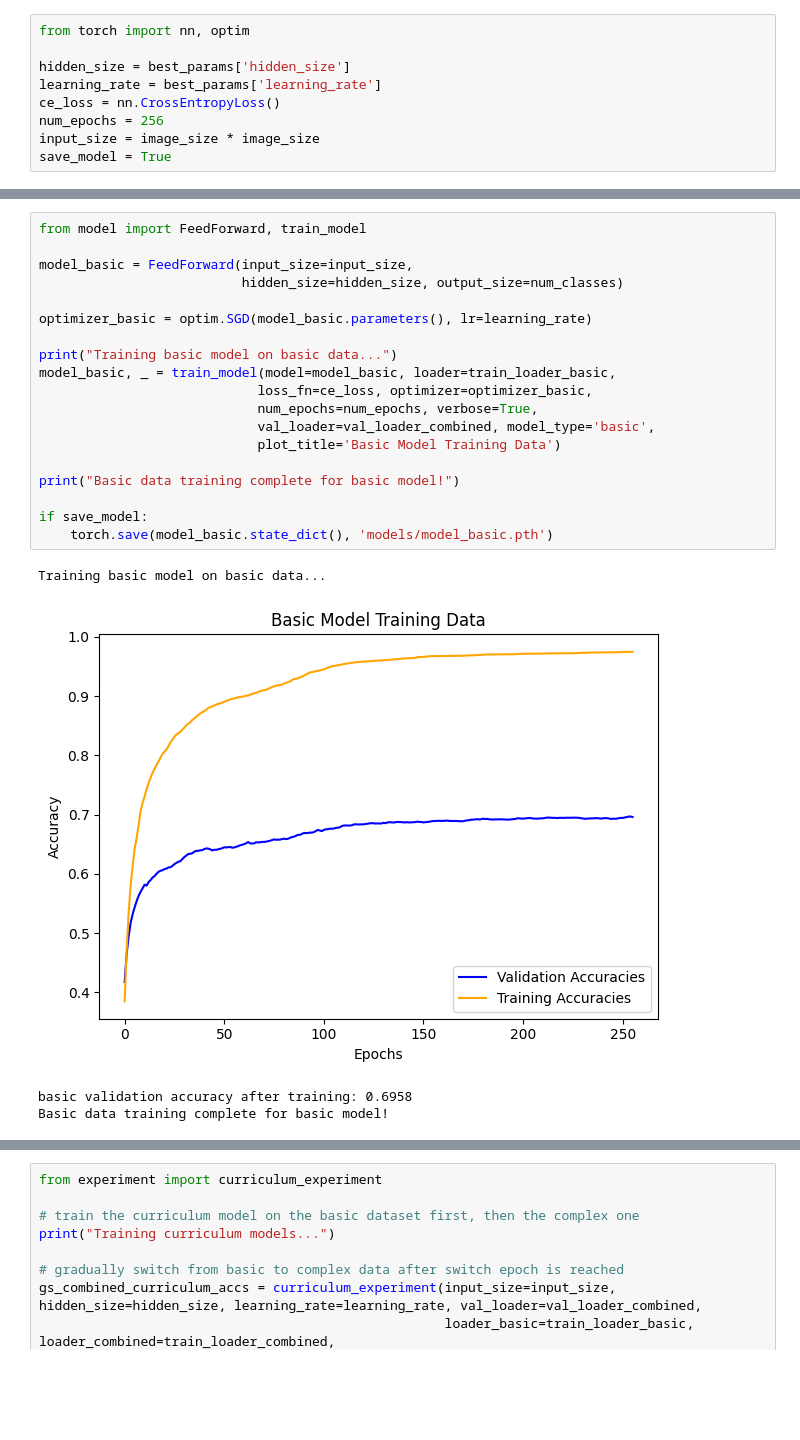
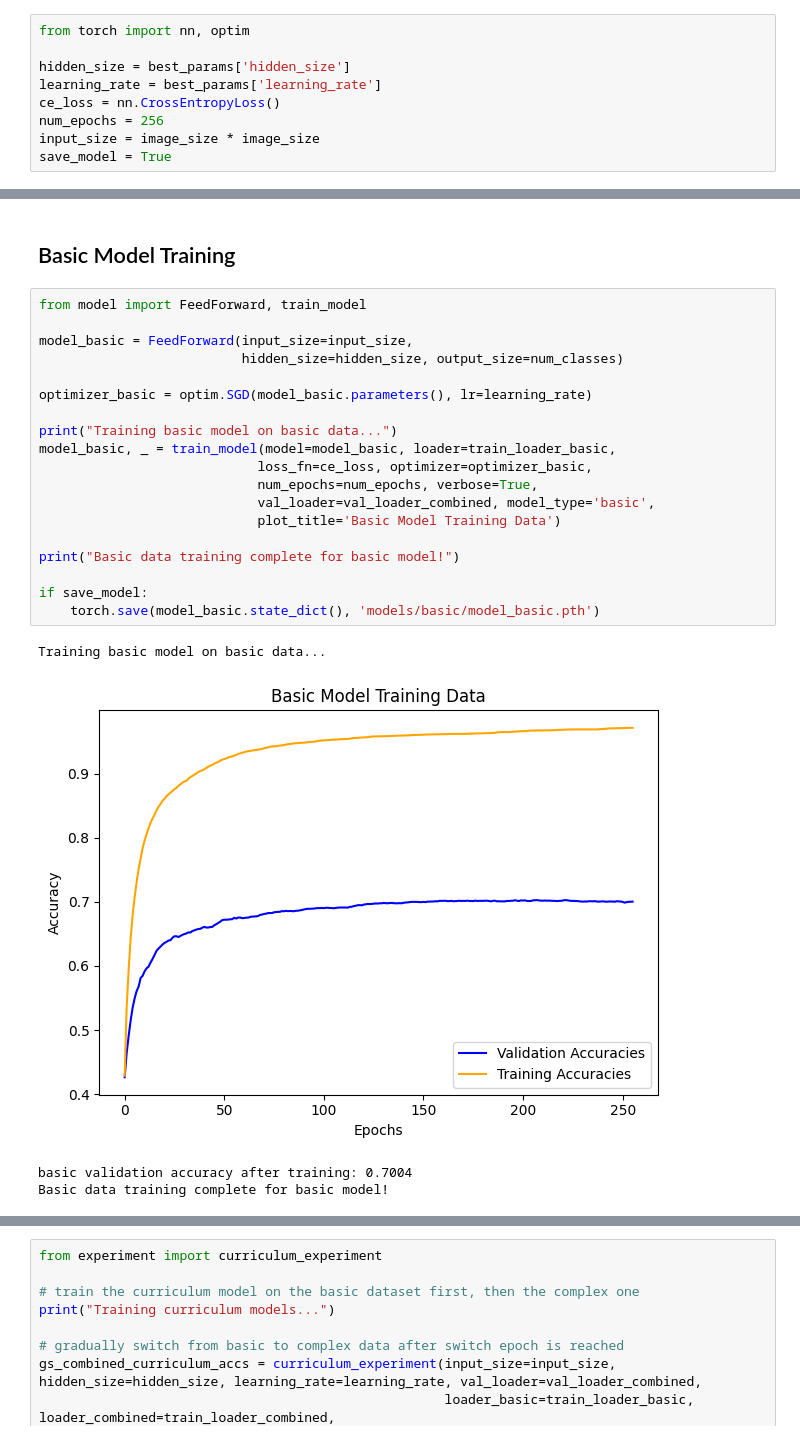
Before and after one commit to jonathonacarl/curriculum-learning, a Jupyter notebook: curriculum-learning.ipynb, the cells around one changed output, grey strips where cells are left out. Drawn from its saved outputs; the diff is of its cells as text; blank space fills up the shorter version.

```diff
--- a/curriculum-learning.ipynb
+++ b/curriculum-learning.ipynb
@@ -220,24 +241,26 @@ save_model = True
+# %% [markdown]
+## Basic Model Training
 # %%
 from model import FeedForward, train_model
 
 model_basic = FeedForward(input_size=input_size,
                           hidden_size=hidden_size, output_size=num_classes)
 
 optimizer_basic = optim.SGD(model_basic.parameters(), lr=learning_rate)
 
 print("Training basic model on basic data...")
 model_basic, _ = train_model(model=model_basic, loader=train_loader_basic,
                             loss_fn=ce_loss, optimizer=optimizer_basic,
                             num_epochs=num_epochs, verbose=True,
                             val_loader=val_loader_combined, model_type='basic',
                             plot_title='Basic Model Training Data')
 
 print("Basic data training complete for basic model!")
 
 if save_model:
-    torch.save(model_basic.state_dict(), 'models/model_basic.pth')
+    torch.save(model_basic.state_dict(), 'models/basic/model_basic.pth')
 # %% [output]
 Training basic model on basic data...
-[figure, old version]
+[figure, new version]
-basic validation accuracy after training: 0.6958
+basic validation accuracy after training: 0.7004
 Basic data training complete for basic model!
```
Also changed, not shown: parts of 15 cells of this notebook, 34 other files.
